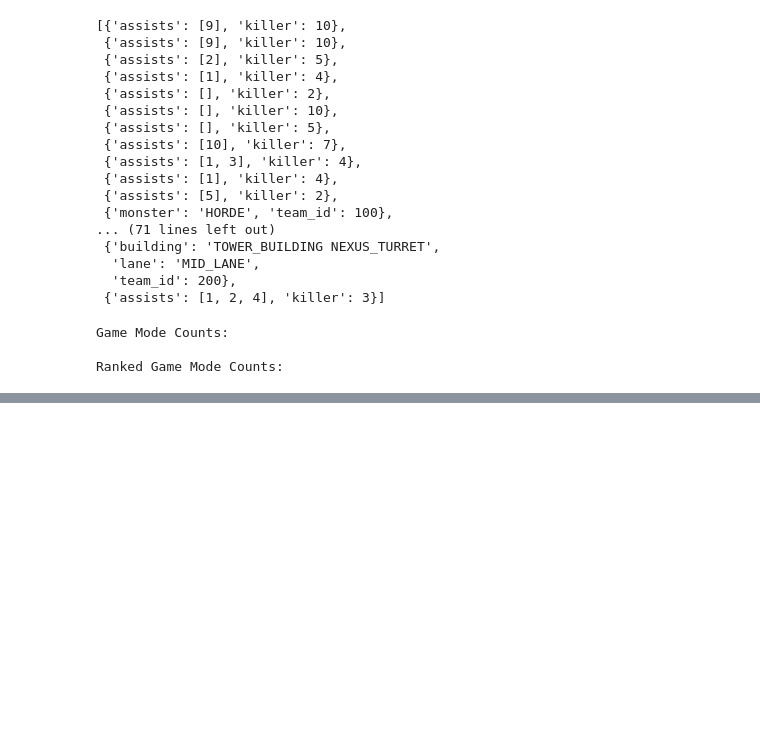
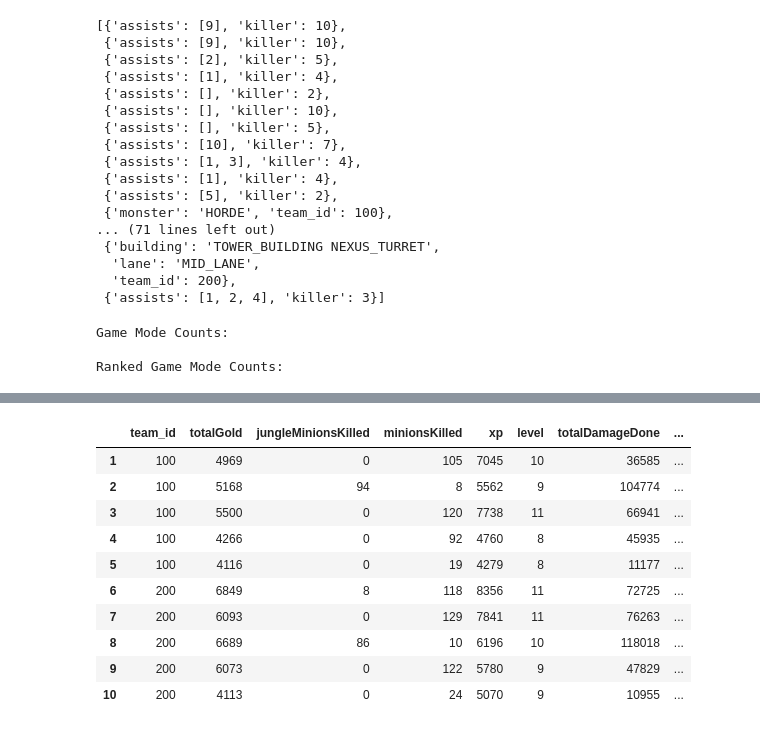
Before and after one commit to mc-mario/etl-league-ml, a Jupyter notebook: LOL Notebook.ipynb, the cells around one changed output, grey strips where cells are left out. Cells and saved outputs as stored; diff of their text form; code cells hidden in the pictures; blank space fills up the shorter version.

```diff
--- a/LOL Notebook.ipynb
+++ b/LOL Notebook.ipynb
@@ -370,0 +391,14 @@ Ranked Game Mode Counts:
+# %%
+pd.read_parquet('EUW1_7075053605_stats.parquet')
+# %% [output]
+|  | team_id | totalGold | jungleMinionsKilled | minionsKilled | xp | level | totalDamageDone | ... |
+| 1 | 100 | 4969 | 0 | 105 | 7045 | 10 | 36585 | ... |
+| 2 | 100 | 5168 | 94 | 8 | 5562 | 9 | 104774 | ... |
+| 3 | 100 | 5500 | 0 | 120 | 7738 | 11 | 66941 | ... |
+| 4 | 100 | 4266 | 0 | 92 | 4760 | 8 | 45935 | ... |
+| 5 | 100 | 4116 | 0 | 19 | 4279 | 8 | 11177 | ... |
+| 6 | 200 | 6849 | 8 | 118 | 8356 | 11 | 72725 | ... |
+| 7 | 200 | 6093 | 0 | 129 | 7841 | 11 | 76263 | ... |
+| 8 | 200 | 6689 | 86 | 10 | 6196 | 10 | 118018 | ... |
+| 9 | 200 | 6073 | 0 | 122 | 5780 | 9 | 47829 | ... |
+| 10 | 200 | 4113 | 0 | 24 | 5070 | 9 | 10955 | ... |
```
Also changed, not shown: parts of 4 cells of this notebook, 1 other file.
